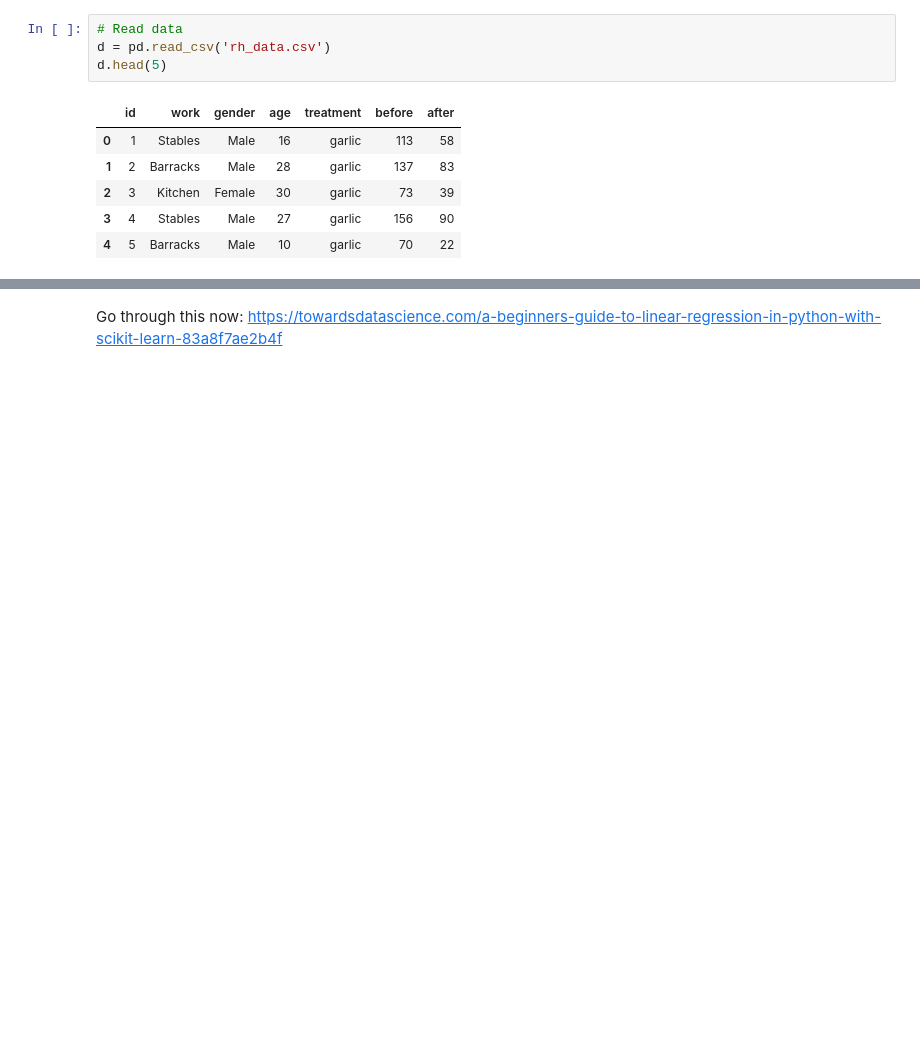
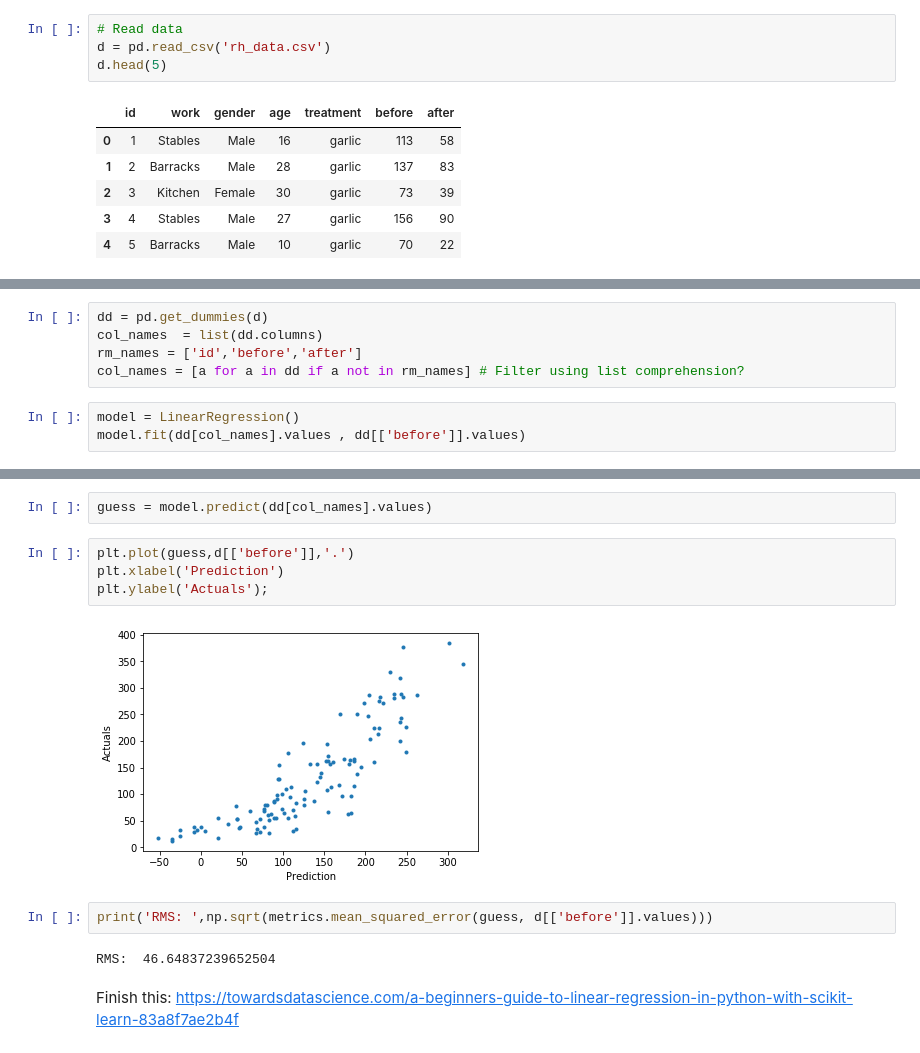
Before and after one commit to khakhalin/Sketches, a Jupyter notebook: sklearn_experiments/basics.ipynb, the cells around one changed output, grey strips where cells are left out. Cells and saved outputs as stored; diff of their text form; blank space fills up the shorter version.

```diff
--- a/sklearn_experiments/basics.ipynb
+++ b/sklearn_experiments/basics.ipynb
@@ -26,0 +37,8 @@ plt.legend(bbox_to_anchor=(1.02,1), loc='upper left'); # First set a box, then p
+# %%
+dd = pd.get_dummies(d)
+col_names  = list(dd.columns)
+rm_names = ['id','before','after']
+col_names = [a for a in dd if a not in rm_names] # Filter using list comprehension?
+# %%
+model = LinearRegression()
+model.fit(dd[col_names].values , dd[['before']].values)
@@ -27,2 +64,14 @@ plt.legend(bbox_to_anchor=(1.02,1), loc='upper left'); # First set a box, then p
+# %%
+guess = model.predict(dd[col_names].values)
+# %%
+plt.plot(guess,d[['before']],'.')
+plt.xlabel('Prediction')
+plt.ylabel('Actuals');
+# %% [output]
+[figure, added]
+# %%
+print('RMS: ',np.sqrt(metrics.mean_squared_error(guess, d[['before']].values)))
+# %% [output]
+RMS:  46.64837239652504
 # %% [markdown]
-Go through this now: https://towardsdatascience.com/a-beginners-guide-to-linear-regression-in-python-with-scikit-learn-83a8f7ae2b4f
+Finish this: https://towardsdatascience.com/a-beginners-guide-to-linear-regression-in-python-with-scikit-learn-83a8f7ae2b4f
```
Also changed, not shown: parts of 6 cells of this notebook.
